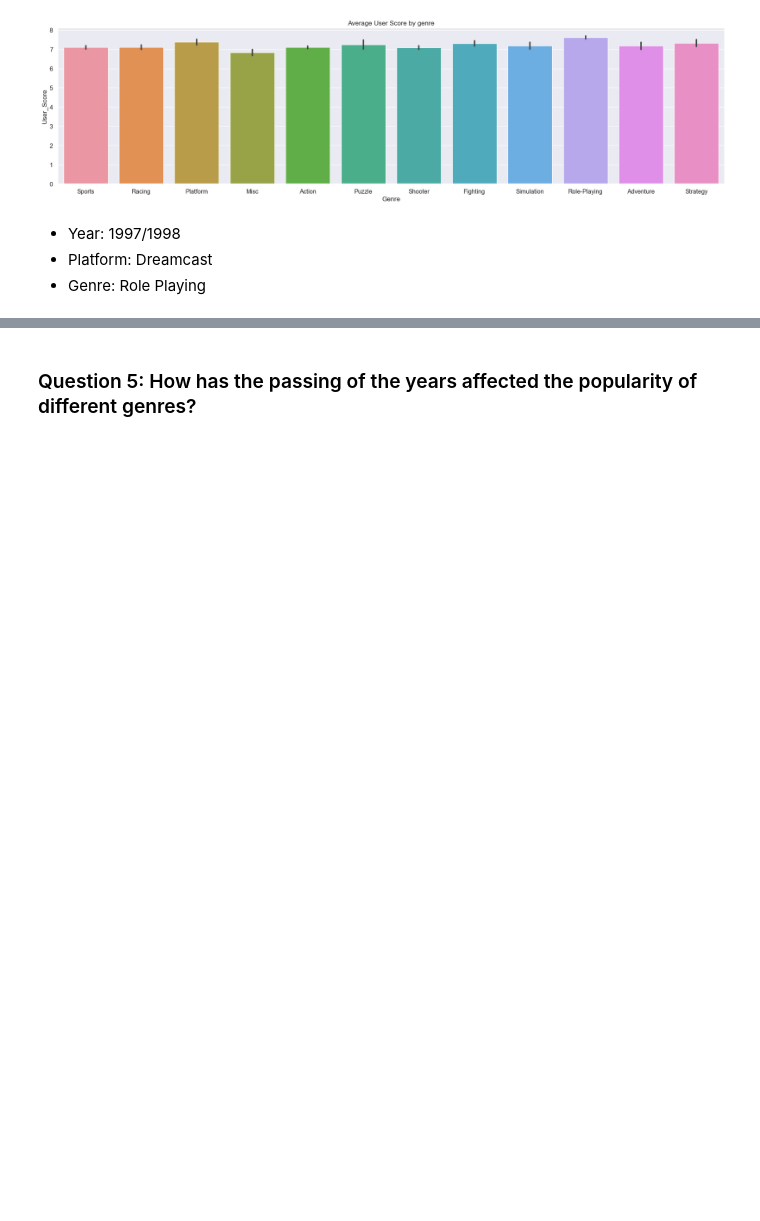
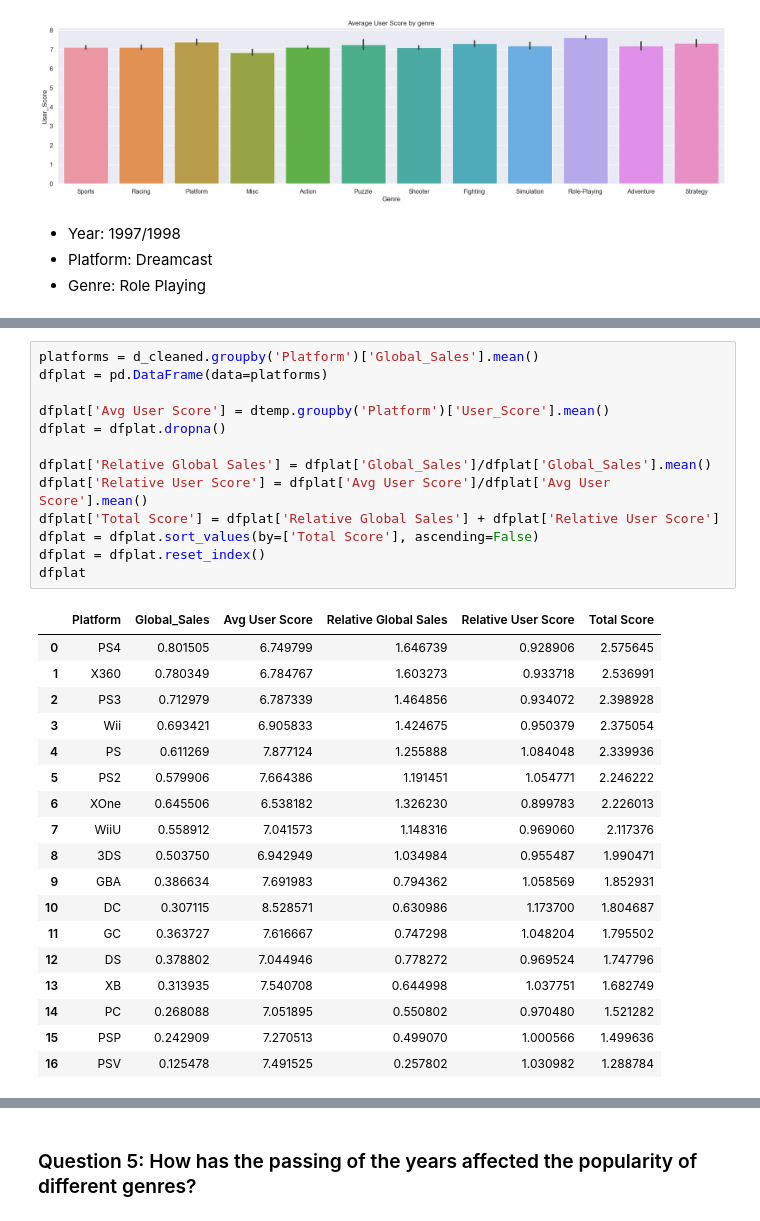
Before and after one commit to ubco-W2022T1-cosc301/project-group22, a Jupyter notebook: notebooks/analysis2.ipynb, the cells around one changed output, grey strips where cells are left out. Saved outputs shown, nothing was run; the diff lists cells and outputs as text; blank space fills up the shorter version.

```diff
--- a/notebooks/analysis2.ipynb
+++ b/notebooks/analysis2.ipynb
@@ -323,0 +320,32 @@ Looking at this, we see that the passing of the years doesn't have too much of a
+# %%
+platforms = d_cleaned.groupby('Platform')['Global_Sales'].mean()
+dfplat = pd.DataFrame(data=platforms)
+
+dfplat['Avg User Score'] = dtemp.groupby('Platform')['User_Score'].mean()
+dfplat = dfplat.dropna()
+
+dfplat['Relative Global Sales'] = dfplat['Global_Sales']/dfplat['Global_Sales'].mean()
+dfplat['Relative User Score'] = dfplat['Avg User Score']/dfplat['Avg User Score'].mean()
+dfplat['Total Score'] = dfplat['Relative Global Sales'] + dfplat['Relative User Score']
+dfplat = dfplat.sort_values(by=['Total Score'], ascending=False)
+dfplat = dfplat.reset_index()
+dfplat
+# %% [output]
+|  | Platform | Global_Sales | Avg User Score | Relative Global Sales | Relative User Score | Total Score |
+| 0 | PS4 | 0.801505 | 6.749799 | 1.646739 | 0.928906 | 2.575645 |
+| 1 | X360 | 0.780349 | 6.784767 | 1.603273 | 0.933718 | 2.536991 |
+| 2 | PS3 | 0.712979 | 6.787339 | 1.464856 | 0.934072 | 2.398928 |
+| 3 | Wii | 0.693421 | 6.905833 | 1.424675 | 0.950379 | 2.375054 |
+| 4 | PS | 0.611269 | 7.877124 | 1.255888 | 1.084048 | 2.339936 |
+| 5 | PS2 | 0.579906 | 7.664386 | 1.191451 | 1.054771 | 2.246222 |
+| 6 | XOne | 0.645506 | 6.538182 | 1.326230 | 0.899783 | 2.226013 |
+| 7 | WiiU | 0.558912 | 7.041573 | 1.148316 | 0.969060 | 2.117376 |
+| 8 | 3DS | 0.503750 | 6.942949 | 1.034984 | 0.955487 | 1.990471 |
+| 9 | GBA | 0.386634 | 7.691983 | 0.794362 | 1.058569 | 1.852931 |
+| 10 | DC | 0.307115 | 8.528571 | 0.630986 | 1.173700 | 1.804687 |
+| 11 | GC | 0.363727 | 7.616667 | 0.747298 | 1.048204 | 1.795502 |
+| 12 | DS | 0.378802 | 7.044946 | 0.778272 | 0.969524 | 1.747796 |
+| 13 | XB | 0.313935 | 7.540708 | 0.644998 | 1.037751 | 1.682749 |
+| 14 | PC | 0.268088 | 7.051895 | 0.550802 | 0.970480 | 1.521282 |
+| 15 | PSP | 0.242909 | 7.270513 | 0.499070 | 1.000566 | 1.499636 |
+| 16 | PSV | 0.125478 | 7.491525 | 0.257802 | 1.030982 | 1.288784 |
```
Also changed, not shown: parts of 11 cells of this notebook.
